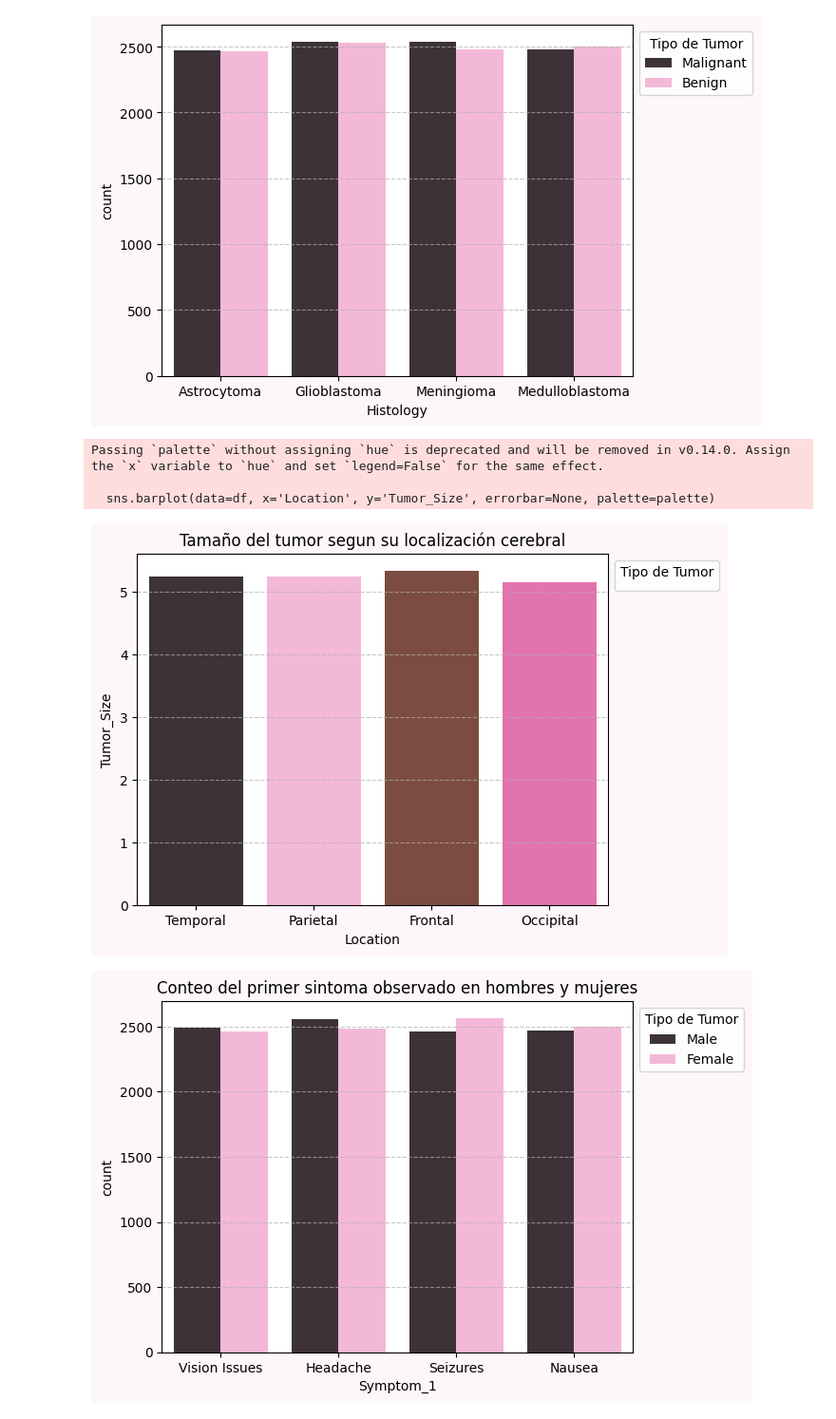
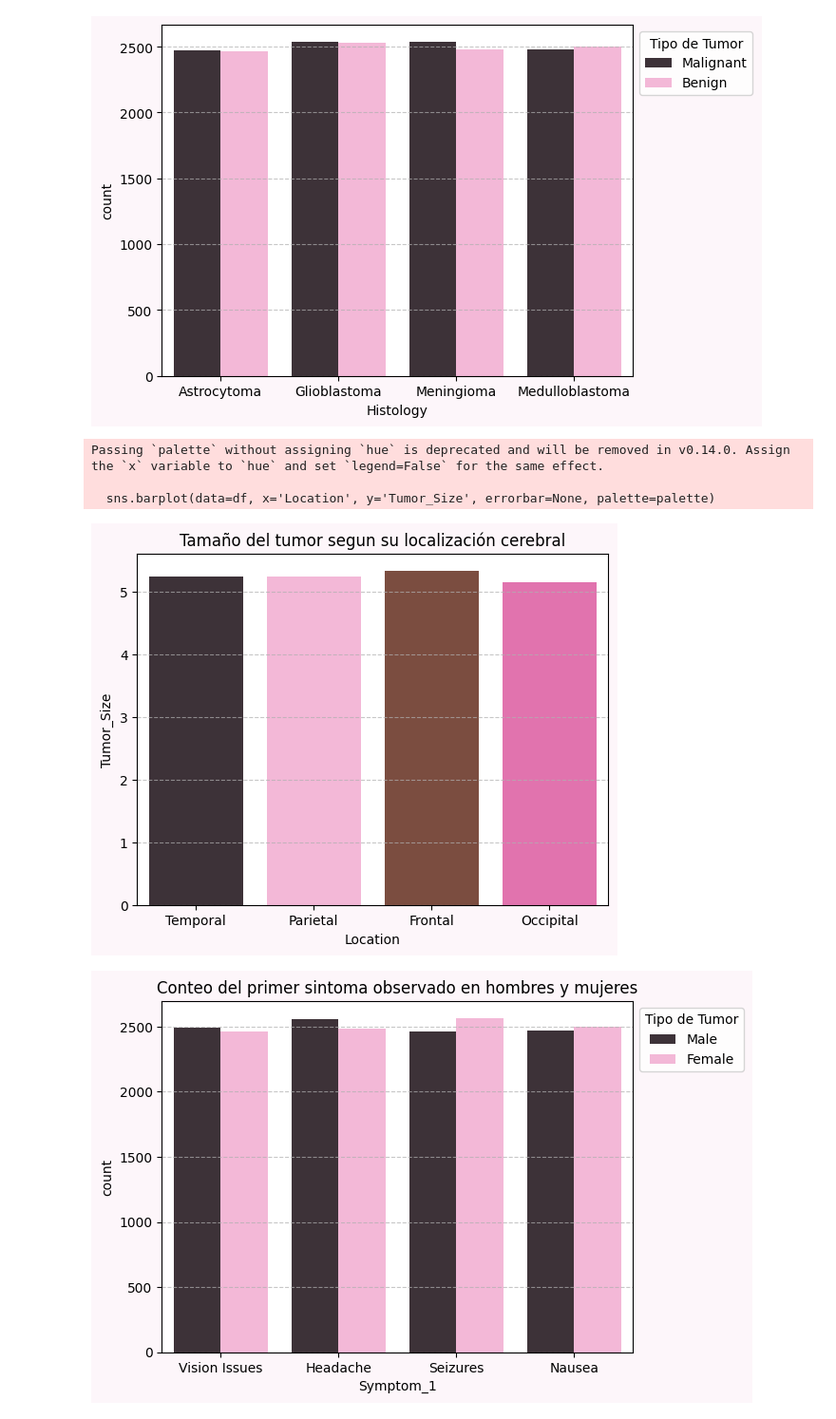
Before and after one commit to Federico-Vichachi/brain-tumor-analysis, a Jupyter notebook: notebooks/02_exploratory_data_analysis.ipynb, the cells around one changed output. Shown at 95% size. Saved outputs shown, nothing was run; the diff lists cells and outputs as text; code cells hidden in the pictures.

```diff
--- a/notebooks/02_exploratory_data_analysis.ipynb
+++ b/notebooks/02_exploratory_data_analysis.ipynb
@@ -85,15 +102,14 @@ plt.show()
 # %%
 sns.barplot(data=df, x='Location', y='Tumor_Size', errorbar=None, palette=palette)
 plt.title('Tamaño del tumor segun su localización cerebral')
-plt.legend(title='Tipo de Tumor', loc='upper left', bbox_to_anchor=(1, 1))
 plt.gcf().patch.set_facecolor(bg_color)
 plt.grid(axis='y', linestyle='--', alpha=0.7)
 plt.show()
 # %% [output]
 Passing `palette` without assigning `hue` is deprecated and will be removed in v0.14.0. Assign the `x` variable to `hue` and set `legend=False` for the same effect.
 
   sns.barplot(data=df, x='Location', y='Tumor_Size', errorbar=None, palette=palette)
-[figure, old version]
+[figure, new version]
 # %%
 sns.countplot(data=df, x='Symptom_1', hue='Gender', palette=palette)
 plt.title('Conteo del primer sintoma observado en hombres y mujeres')
```
Also changed, not shown: parts of 12 cells of this notebook.
